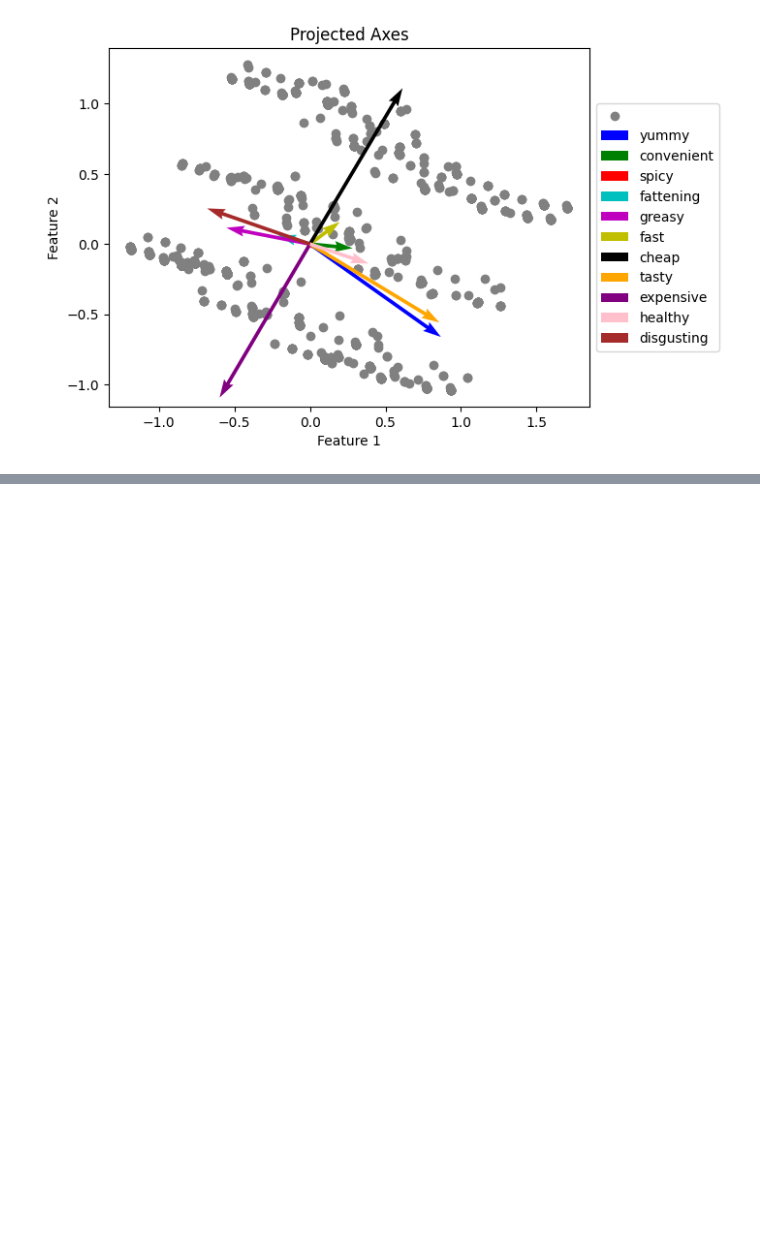
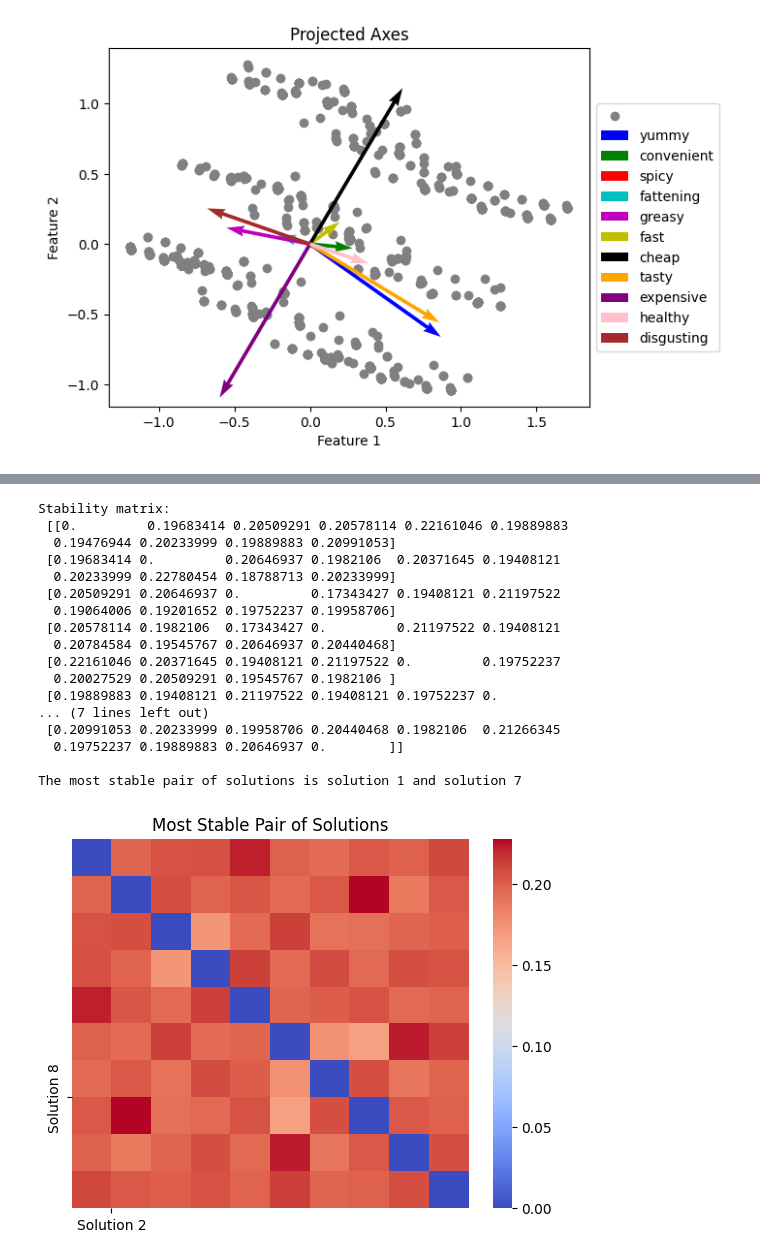
Before and after one commit to Hemant-Dua/Fast-Food-Case-Study, a Jupyter notebook: main.ipynb, the cells around one changed output, grey strips where cells are left out. Saved outputs shown, nothing was run; the diff lists cells and outputs as text; code cells hidden in the pictures; blank space fills up the shorter version.

```diff
--- a/main.ipynb
+++ b/main.ipynb
@@ -172,0 +269,36 @@ plt.show()
+# %%
+import seaborn as sns
+
+
+# Analyze the stability matrix
+np.fill_diagonal(stability_matrix, 0)
+print("Stability matrix:\n", stability_matrix)
+# Determine the most stable pair of solutions
+most_stable_pair = np.unravel_index(np.argmax(stability_matrix), stability_matrix.shape)
+print("\nThe most stable pair of solutions is solution {} and solution {}" \
+      .format(*most_stable_pair))
+# Visualize the most stable pair of solutions
+sns.heatmap(stability_matrix, annot=False, cmap="coolwarm")
+plt.title('Most Stable Pair of Solutions')
+plt.xticks([most_stable_pair[0]], [f"Solution {most_stable_pair[0]+1}"])
+plt.yticks([most_stable_pair[1]], [f"Solution {most_stable_pair[1]+1}"])
+plt.show()
+# %% [output]
+Stability matrix:
+ [[0.         0.19683414 0.20509291 0.20578114 0.22161046 0.19889883
+  0.19476944 0.20233999 0.19889883 0.20991053]
+ [0.19683414 0.         0.20646937 0.1982106  0.20371645 0.19408121
+  0.20233999 0.22780454 0.18788713 0.20233999]
+ [0.20509291 0.20646937 0.         0.17343427 0.19408121 0.21197522
+  0.19064006 0.19201652 0.19752237 0.19958706]
+ [0.20578114 0.1982106  0.17343427 0.         0.21197522 0.19408121
+  0.20784584 0.19545767 0.20646937 0.20440468]
+ [0.22161046 0.20371645 0.19408121 0.21197522 0.         0.19752237
+  0.20027529 0.20509291 0.19545767 0.1982106 ]
+ [0.19889883 0.19408121 0.21197522 0.19408121 0.19752237 0.
+... (7 lines left out)
+ [0.20991053 0.20233999 0.19958706 0.20440468 0.1982106  0.21266345
+  0.19752237 0.19889883 0.20646937 0.        ]]
+
+The most stable pair of solutions is solution 1 and solution 7
+[figure, added]
```
Also changed, not shown: parts of 9 cells of this notebook.
